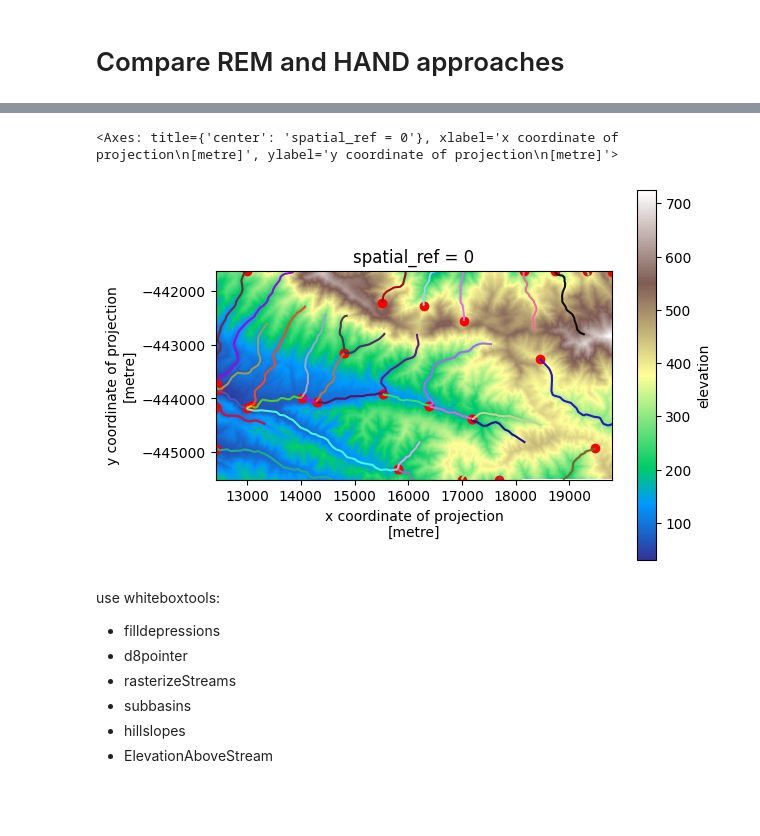
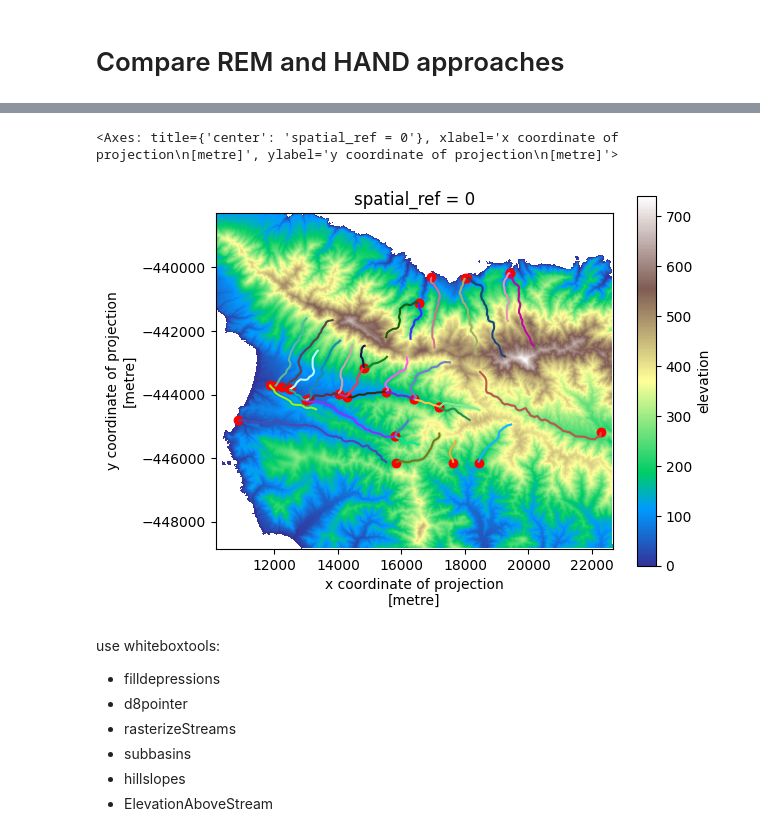
Before and after one commit to avkoehl/valleys, a Jupyter notebook: notebooks/rem_hand.ipynb, the cells around one changed output, grey strips where cells are left out. Drawn from its saved outputs; the diff is of its cells as text; code cells hidden in the pictures; blank space fills up the shorter version.

```diff
--- a/notebooks/rem_hand.ipynb
+++ b/notebooks/rem_hand.ipynb
@@ -16,12 +16,19 @@ import shapely
 
 import os
 import tempfile
+# %%
+xmin = -119.86
+xmax = -119.785
+ymin = 34.00579
+ymax = 34.0408
+
+aoi = box(xmin, ymin, xmax, ymax)
+aoi_with_buffer = box(xmin-.03, ymin-.03, xmax+.03, ymax+.03)
+# this helps with NoData values at boundaries during operations
 # %%
-aoi = box(-119.865551,34.005791,-119.785711,34.040756)
-
 nhd = NHD('flowline_mr')
 
-dem = py3dep.get_map("DEM", aoi, resolution=10, geo_crs=4326, crs=4326)
+dem = py3dep.get_map("DEM", aoi_with_buffer, resolution=10, geo_crs=4326, crs=4326)
 flow = nhd.bygeom(aoi, geo_crs=4326)
 # %%
 dem = dem.rio.reproject(3310)
@@ -30,15 +37,19 @@ flow = flow.to_crs(3310)
 # get coordinates of start and end of each flowline
 # keep only the one with the lowest elevation
 def get_pour_point(flowline, dem):
-    start_point = flowline.coords[0]
-    end_point = flowline.coords[-1]
-    elev_start_point = dem.sel(x=start_point[0], y=start_point[1], method='nearest').values.item()
-    elev_end_point = dem.sel(x=end_point[0], y=end_point[1], method='nearest').values.item()
+    start_point = shapely.Point(flowline.coords[0])
+    end_point = shapely.Point(flowline.coords[-1])
+    elev_start_point = get_elev(start_point, dem)
+    elev_end_point = get_elev(end_point, dem)
 
     if elev_start_point > elev_end_point:
         return shapely.Point(end_point)
     else:
         return shapely.Point(start_point)
+
+def get_elev(point, dem):
+    z = dem.sel(x=point.x, y=point.y, method='nearest').item()
+    return z
 # %%
 # clip each line to the bounds and get pour points
 flow['geometry'] = flow['geometry'].apply(lambda x: x.intersection(box(*dem.rio.bounds())))
@@ -53,13 +89,13 @@ dtype: geometry
 # %%
 fig, ax = plt.subplots()
 colors = [tuple(c) for c in np.random.rand(len(flow['geometry']), 3)]
 
-dem.plot(ax=ax, cmap='terrain')
+dem.where(dem > 0).plot(ax=ax, cmap='terrain')
 flow['geometry'].plot(ax=ax, color=colors)
 pour_points.plot(ax=ax, color='red')
 # %% [output]
 <Axes: title={'center': 'spatial_ref = 0'}, xlabel='x coordinate of projection\n[metre]', ylabel='y coordinate of projection\n[metre]'>
-[figure, old version]
+[figure, new version]
 # %% [markdown]
 use whiteboxtools:
 - filldepressions
```
Also changed, not shown: parts of 10 cells of this notebook.
